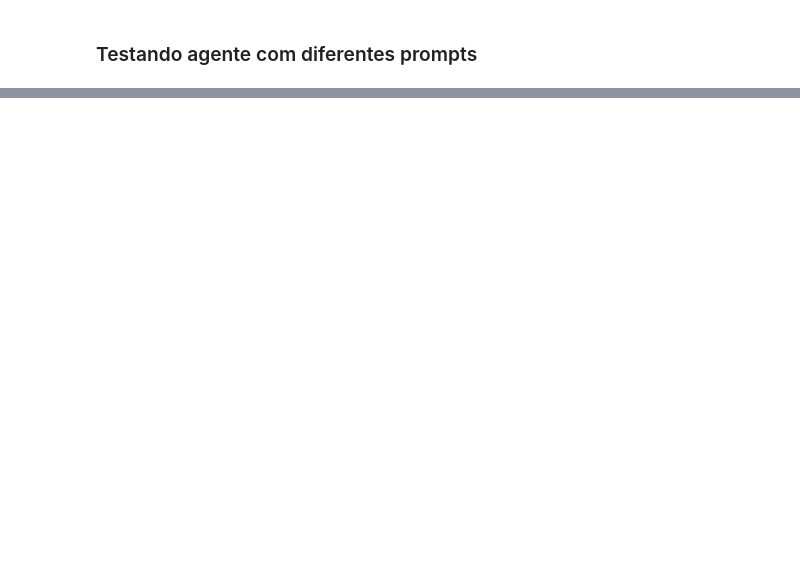
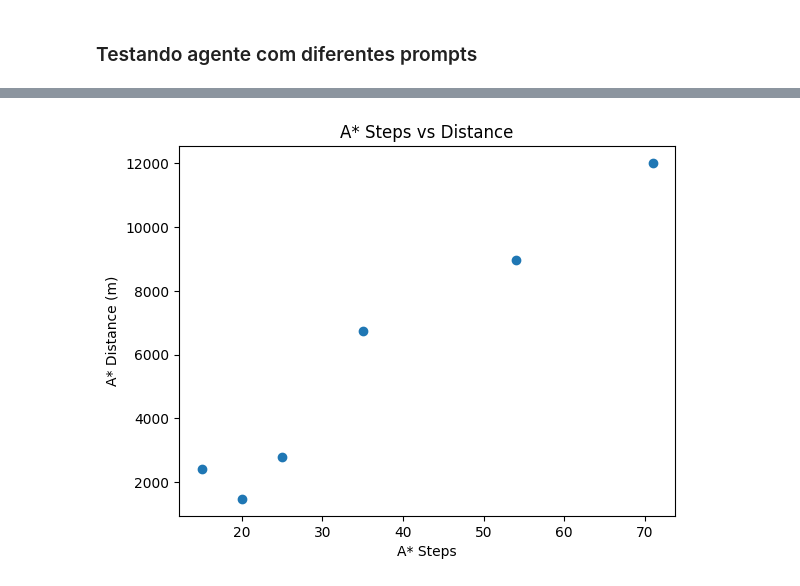
Before and after one commit to Igoreduardobraga/Conversational-Route-Planner, a Jupyter notebook: main.ipynb, the cells around one changed output, grey strips where cells are left out. Cells and saved outputs as stored; diff of their text form; code cells hidden in the pictures; blank space fills up the shorter version.

```diff
--- a/main.ipynb
+++ b/main.ipynb
@@ -580,0 +677,8 @@ display(df_comparison)
+# %%
+plt.scatter(df_comparison['A* Steps'], df_comparison['A* Distance (m)'])
+plt.xlabel('A* Steps')
+plt.ylabel('A* Distance (m)')
+plt.title('A* Steps vs Distance')
+plt.show()
+# %% [output]
+[figure, added]
```
Also changed, not shown: parts of 21 cells of this notebook.
